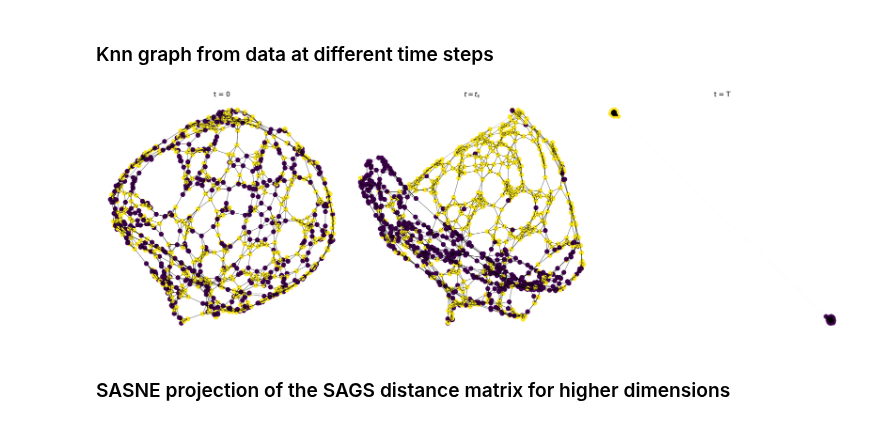
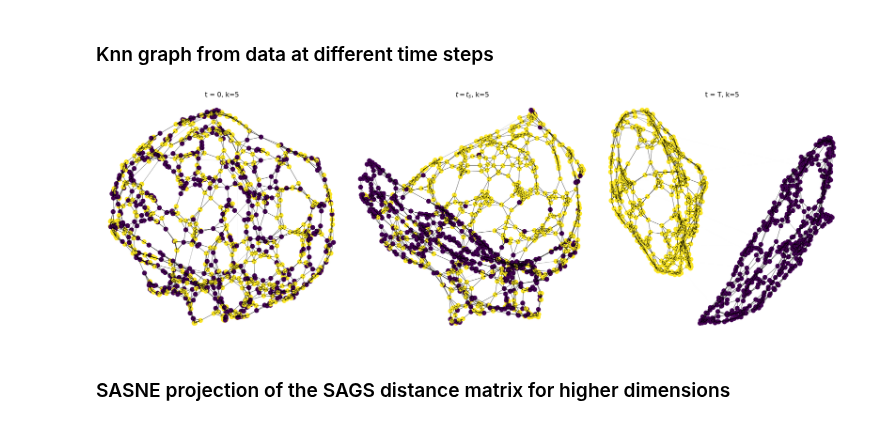
Before and after one commit to msarrias/Shape-Aware-Regimes-of-Diffusion-Models, a Jupyter notebook: notebooks/Gaussian_mixture_regimes.ipynb, the cells around one changed output. Drawn from its saved outputs; the diff is of its cells as text; code cells hidden in the pictures.

```diff
--- a/notebooks/Gaussian_mixture_regimes.ipynb
+++ b/notebooks/Gaussian_mixture_regimes.ipynb
@@ -58,32 +67,37 @@ plot_speciation_3d(path_history=small_n_path_history, times=times, mu_star=mu_st
 # %% [markdown]
 ### Knn graph from data at different time steps
 # %%
-loaded_data = joblib.load("../data/D2_MU_4_N1000_100ts/D2_N1000.jbl")
+loaded_data = joblib.load("../data/archive/D2_MU_4_N1000_100ts/D2_N1000.jbl")
 large_n_path_history = loaded_data["history"]
-
 tsm, ts_idx = theoretical_ts(mu_star, std, times)
 X_T = torch.as_tensor(large_n_path_history[-1], dtype=mu_star.dtype).T
 node_labels = classify(X_T, mu_star)
 colors = node_labels.numpy().flatten()
-W_list_knn = [AdaptiveKNNGraph(large_n_path_history[idx]).compute_W() for idx in [0, ts_idx, -1]]
+knn_objs = []
+for idx in [0, ts_idx, -1]:
+    knn_obj = AdaptiveKNNGraph(large_n_path_history[idx], inject_edges=True, kernel='inverse_sq_euclidean_d')
+    W = knn_obj.compute_W()
+    k = knn_obj.k
+    knn_objs.append((W, k))
-# %%
-fig, axes = plt.subplots(1, 3, figsize=(24, 8))
-titles = ["t = 0", "$t = t_s$", "t = T"]
-for i, W in enumerate(W_list_knn):
-    G = nx.from_numpy_array(W)
-    pos = nx.spring_layout(G, seed=42, k=0.15)
-    ax = axes[i]
-    nx.draw_networkx_nodes(G, pos, node_size=100, node_color=colors, ax=ax)
-    edges = G.edges(data=True)
-    for u, v, d in edges:
-        ax.annotate("", xy=pos[v], xycoords='data', xytext=pos[u], textcoords='data',
-                    arrowprops=dict(arrowstyle="-", color="black", alpha=min(max(d['weight'], 0), 1),lw=0.6))
-    ax.set_title(titles[i], fontsize=15)
-    ax.axis('off')
-plt.tight_layout()
-plt.show()
-# %% [output]
-[figure, removed]
+# %%
+fig, axes = plt.subplots(1, 3, figsize=(24, 8))
+titles = ["t = 0", "$t = t_s$", "t = T"]
+for i, obj in enumerate(knn_objs):
+    W, k = obj
+    G = nx.from_numpy_array(W)
+    pos = nx.spring_layout(G, seed=42, k=0.15)
+    ax = axes[i]
+    nx.draw_networkx_nodes(G, pos, node_size=100, node_color=colors, ax=ax)
+    edges = G.edges(data=True)
+    for u, v, d in edges:
+        ax.annotate("", xy=pos[v], xycoords='data', xytext=pos[u], textcoords='data',
+                    arrowprops=dict(arrowstyle="-", color="black", alpha=min(max(d['weight'], 0), 1),lw=0.6))
+    ax.set_title(titles[i] + f", k={k}", fontsize=15)
+    ax.axis('off')
+plt.tight_layout()
+plt.show()
+# %% [output]
+[figure, added]
 # %% [markdown]
 ### SASNE projection of the SAGS distance matrix for higher dimensions
 # %%
```
Also changed, not shown: parts of 6 cells of this notebook.
